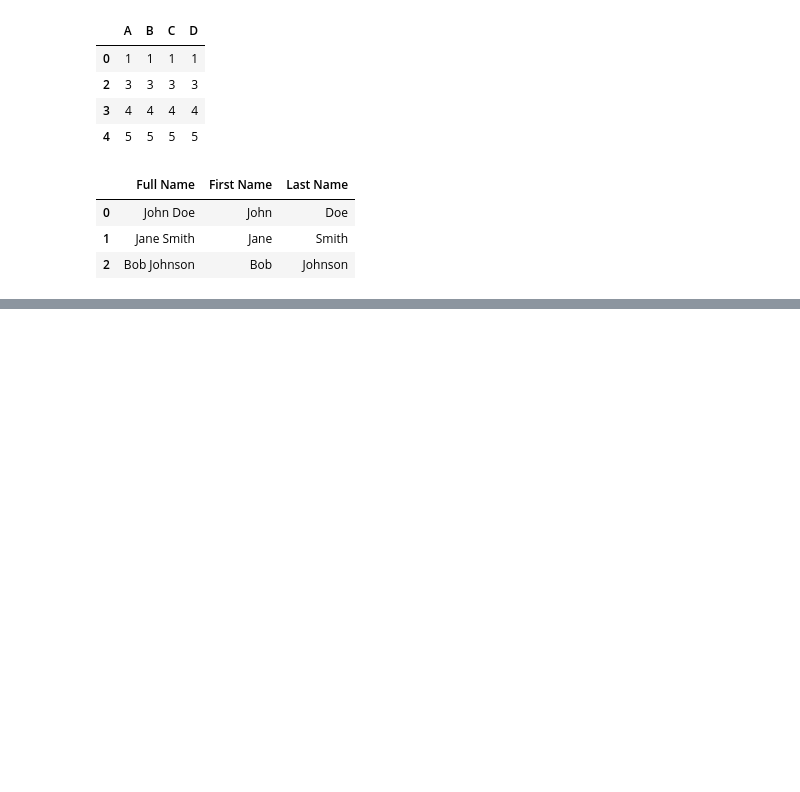
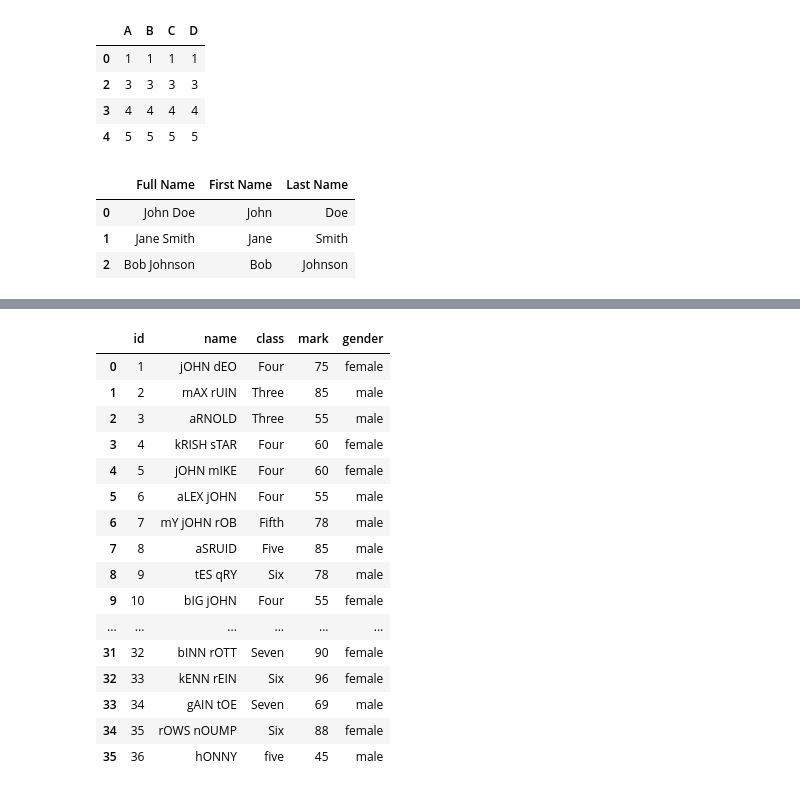
Before and after one commit to abhishek2young/Python-Hands-ON, a Jupyter notebook: python_18.ipynb, the cells around one changed output, grey strips where cells are left out. Saved outputs shown, nothing was run; the diff lists cells and outputs as text; code cells hidden in the pictures; blank space fills up the shorter version.

```diff
--- a/python_18.ipynb
+++ b/python_18.ipynb
@@ -3734,0 +4065,3 @@ df
+# %%
+df = pd.read_csv("student.csv")
+df
@@ -3734,0 +4086,3 @@ df
+# %%
+df.loc[35] = [36,"Honny","five",45,"male"]
+df
@@ -3734,0 +4189,21 @@ df
+# %%
+df["name"] = df["name"].apply(lambda x : x.swapcase())
+df
+# %% [output]
+|  | id | name | class | mark | gender |
+| 0 | 1 | jOHN dEO | Four | 75 | female |
+| 1 | 2 | mAX rUIN | Three | 85 | male |
+| 2 | 3 | aRNOLD | Three | 55 | male |
+| 3 | 4 | kRISH sTAR | Four | 60 | female |
+| 4 | 5 | jOHN mIKE | Four | 60 | female |
+| 5 | 6 | aLEX jOHN | Four | 55 | male |
+| 6 | 7 | mY jOHN rOB | Fifth | 78 | male |
+| 7 | 8 | aSRUID | Five | 85 | male |
+| 8 | 9 | tES qRY | Six | 78 | male |
+| 9 | 10 | bIG jOHN | Four | 55 | female |
+| ... | ... | ... | ... | ... | ... |
+| 31 | 32 | bINN rOTT | Seven | 90 | female |
+| 32 | 33 | kENN rEIN | Six | 96 | female |
+| 33 | 34 | gAIN tOE | Seven | 69 | male |
+| 34 | 35 | rOWS nOUMP | Six | 88 | female |
+| 35 | 36 | hONNY | five | 45 | male |
```
Also changed, not shown: parts of 79 cells of this notebook.
